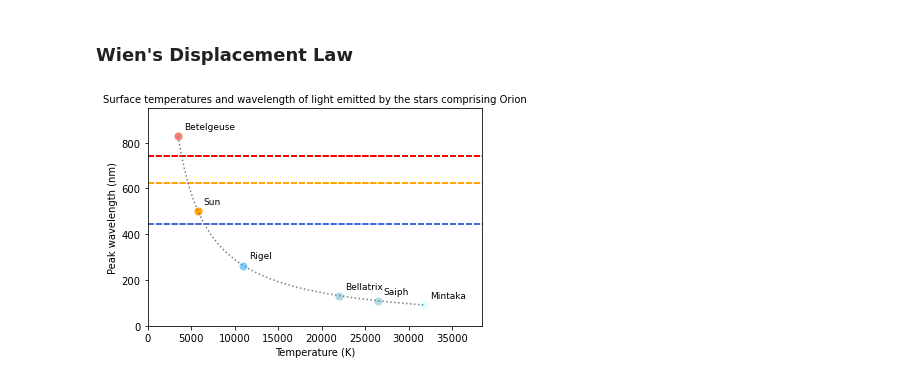
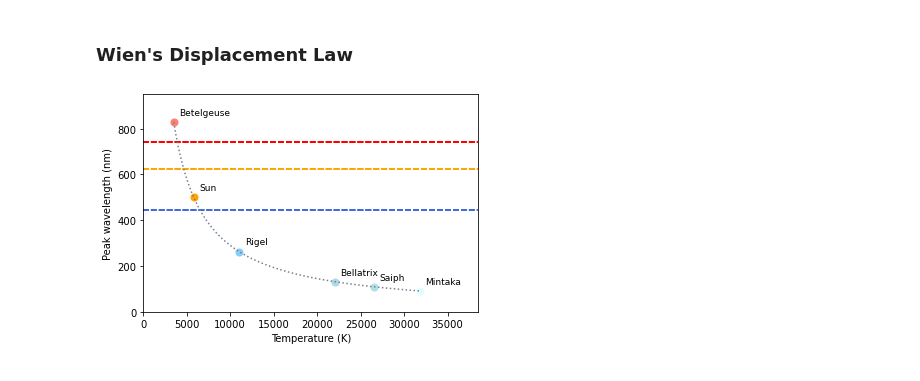
Before and after one commit to npcrmns/App-Physics-155, a Jupyter notebook: [2] Solutions of Linear and Nonlinear Equations/Lab Quiz 6.ipynb, the cells around one changed output. Drawn from its saved outputs; the diff is of its cells as text; code cells hidden in the pictures.

```diff
--- a/[2] Solutions of Linear and Nonlinear Equations/Lab Quiz 6.ipynb
+++ b/[2] Solutions of Linear and Nonlinear Equations/Lab Quiz 6.ipynb
@@ -162,27 +162,27 @@ orionstars_wv = np.array([peak_wavelength(T) for T in orionstars_temp])
 # %%
 counter = surfaceTemp_array.size
 starcolor_array = ["orange", "salmon", "lightskyblue", "lightblue", "powderblue", "lightcyan"]
 
 for k in range(counter):
     plt.scatter(surfaceTemp_array[k], peakWavelength_array[k]*1e9, color = starcolor_array[k], s = 50) # s for marker size
     plt.annotate(stars_array[k], (surfaceTemp_array[k] + 650, peakWavelength_array[k]*1e9 + 30), fontsize = 9)
     plt.axhline(y = 740, color = "red", linestyle = "dashed")
     plt.axhline(y = 625, color = "orange", linestyle = "dashed")
     plt.axhline(y = 445, color = "royalblue", linestyle = "dashed")
     plt.xlim((0, 38500))
     plt.ylim((0, 950))
     plt.xlabel(r"Temperature (K)")
     plt.ylabel(r"Peak wavelength (nm)")
 
     # Hides the first zero in major ticks in axis
     #ax = plt.gca()
     #xticks = ax.xaxis.get_major_ticks()
     #yticks = ax.yaxis.get_major_ticks()
     #xticks[0].label1.set_visible(False)
     #yticks[0].label1.set_visible(False)
 
 plt.plot(orionstars_temp, orionstars_wv*1e9, color = "slategrey", linestyle = ":")
-plt.title("Surface temperatures and wavelength of light emitted by the stars comprising Orion", fontsize =  10)
+# plt.title("Surface temperatures and wavelength of light emitted by the stars comprising Orion", fontsize =  9)
 plt.savefig("stars of orion.png", dpi = 1000)
 # %% [output]
-[figure, old version]
+[figure, new version]
```
